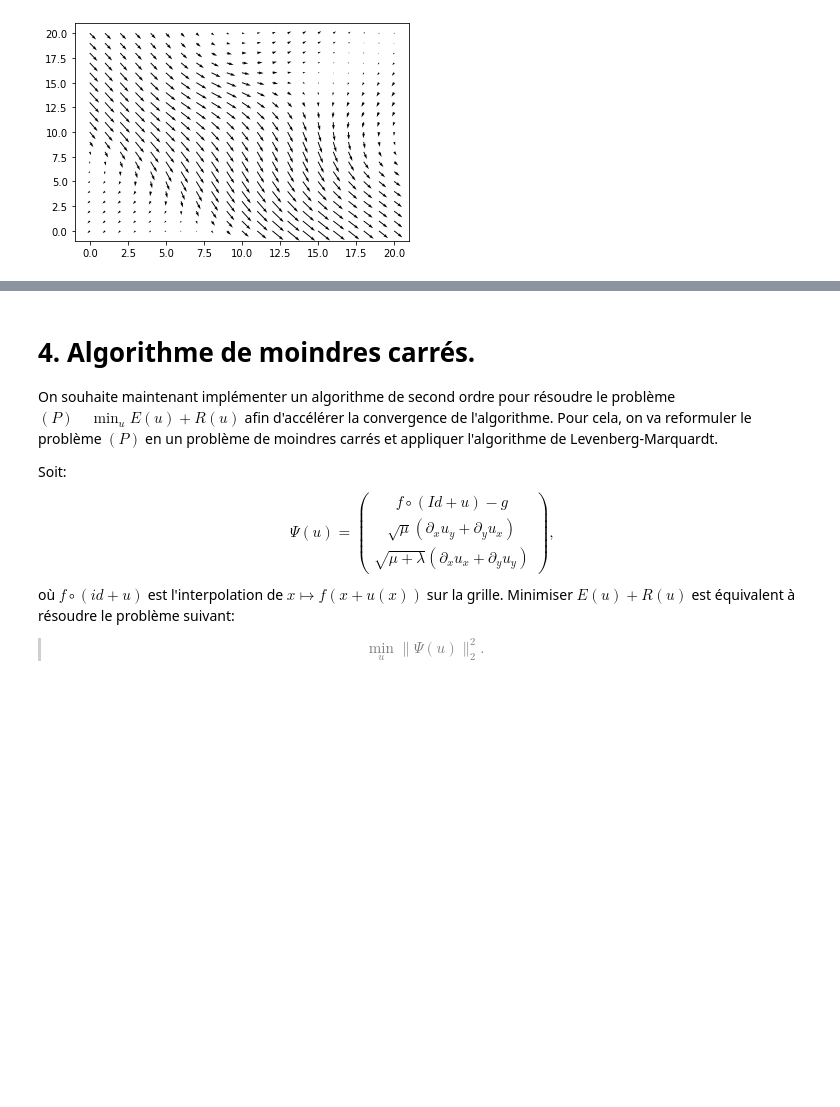
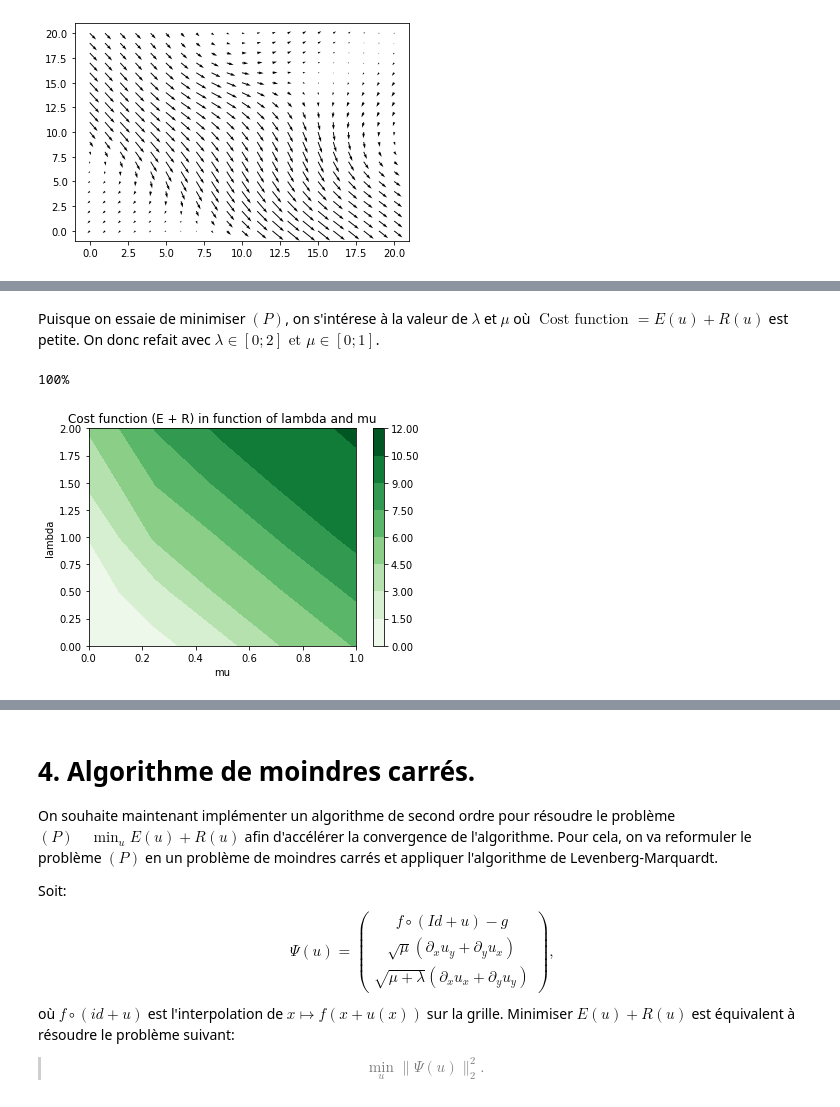
Before and after one commit to vnghia/4MIC-Optim-D, a Jupyter notebook: TP_Recalage3.ipynb, the cells around one changed output, grey strips where cells are left out. Saved outputs shown, nothing was run; the diff lists cells and outputs as text; code cells hidden in the pictures; blank space fills up the shorter version.

```diff
--- a/TP_Recalage3.ipynb
+++ b/TP_Recalage3.ipynb
@@ -379,0 +434,7 @@ plt.show()
+# %% [markdown]
+Puisque on essaie de minimiser $(P)$, on s'intérese à la valeur de $\lambda$ et $\mu$ où $\text{ Cost function } = E(u) + R(u)$ est petite. On donc refait avec $\lambda \in [0; 2] \text { et } \mu \in [0; 1]$.
+# %%
+plot_contour_lambda_mu(f, g, np.linspace(0, 2, 5), np.linspace(0, 1, 5))
+# %% [output]
+100%
+[figure, added]
```
Also changed, not shown: parts of 23 cells of this notebook.
